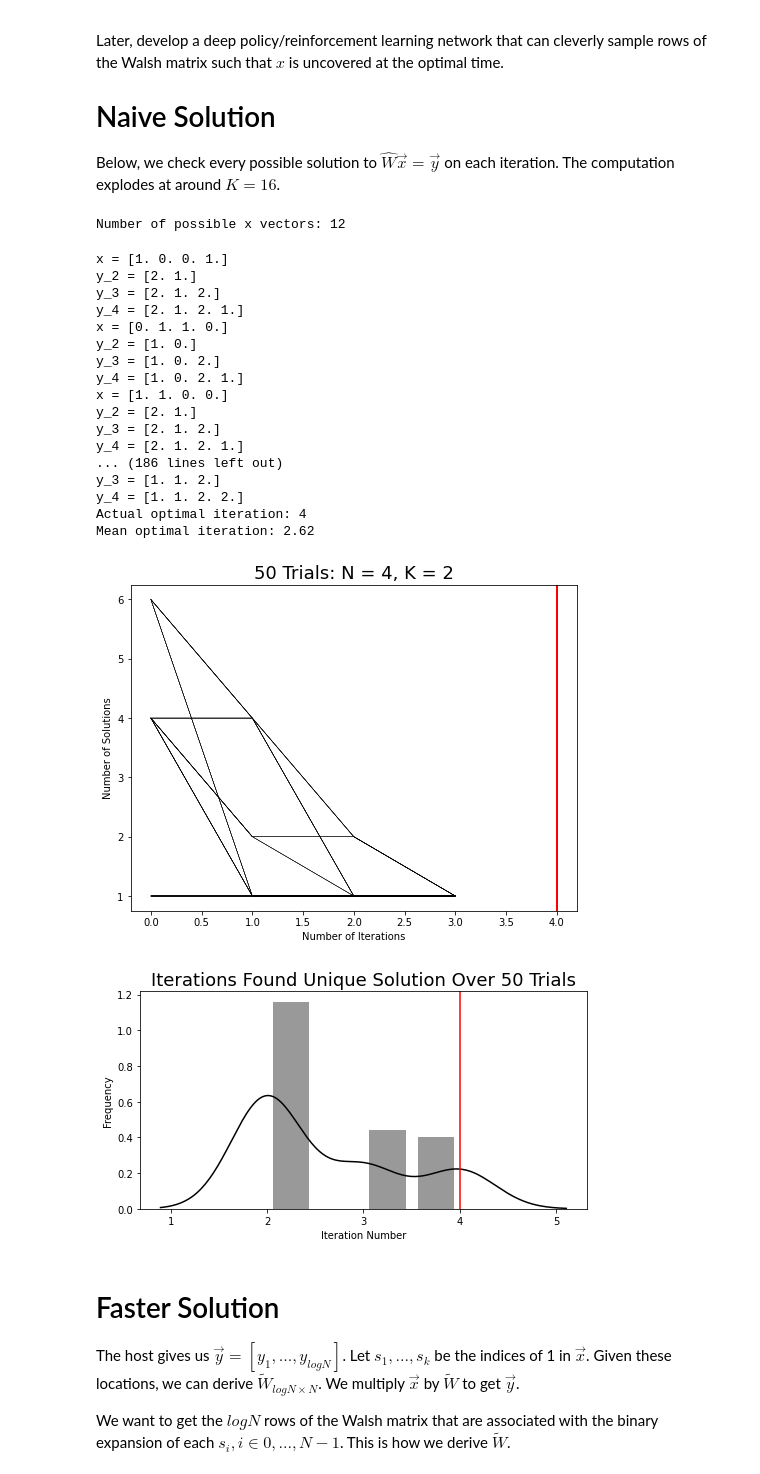
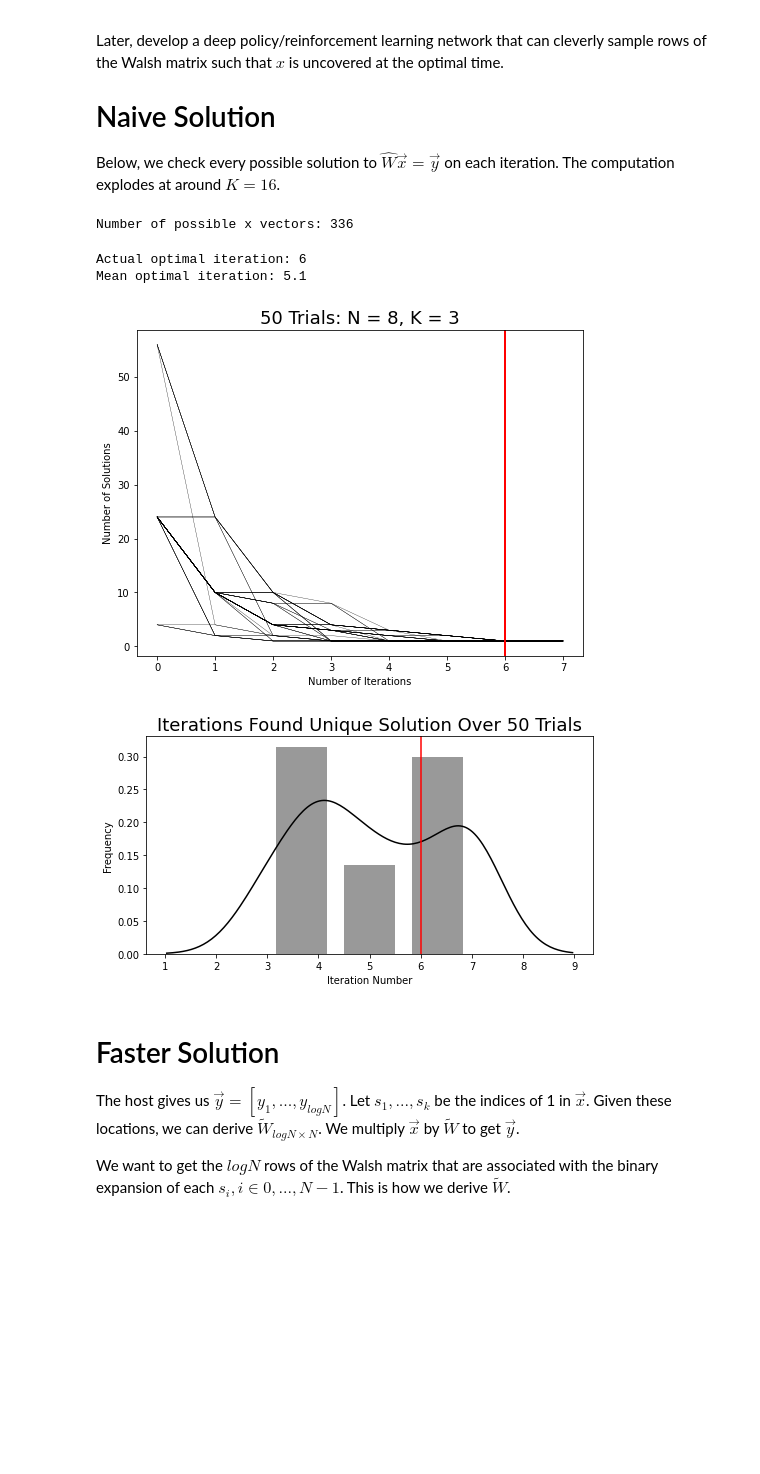
Before and after one commit to camille-004/group-testing-rl, a Jupyter notebook: notebooks/solve.ipynb, the cells around one changed output. Drawn from its saved outputs; the diff is of its cells as text; code cells hidden in the pictures; blank space fills up the shorter version.

```diff
--- a/notebooks/solve.ipynb
+++ b/notebooks/solve.ipynb
@@ -97,7 +97,7 @@ def check_x_set(all_x, A, b):
     valid_x = set()
     for x_vector in all_x:
         if (A @ x_vector == b).all():
-            valid_x.add(x_vector)
+            valid_x.add(tuple(x_vector))  # Make x-vectors immutable
 
     return list(valid_x)
 
@@ -105,7 +105,7 @@ def check_x_set(all_x, A, b):
 def recover_x_naive(N, K):
     W = np.array([get_w_hat_t(i, N) for i in range(N)])
     x = get_x_vector(N, K)
-    print(f'x = {x}')
+    # print(f'x = {x}')
 
     row_pos = np.random.choice(np.arange(0, N), N, replace=False)
 
@@ -121,7 +121,7 @@ def recover_x_naive(N, K):
         # Oracle samples row
         W_hat = np.vstack((W_hat, W[row_idx]))
         y = W_hat @ x
-        print(f'y_{i + 2} = {y}')
+        # print(f'y_{i + 2} = {y}')
         valid_solutions = check_x_set(valid_solutions, W_hat, y)
         if len(valid_solutions) == 1:
             iteration_found.append(i + 2)
@@ -137,54 +137,39 @@ def recover_x_naive(N, K):
 
     opt = ceil(K * np.log2(N) / np.log2(K))
     plt.plot(num_solutions, lw=0.3, c='black')
     plt.ylabel('Number of Solutions')
     plt.xlabel('Number of Iterations')
     plt.axvline(opt, c='r')
 
     return x_tilde, optimum_found
 
 
 def plot_recover_x_trials(n, N, K):
     plt.figure(figsize=(8, 6))
     n_perms = int(factorial(N) / factorial(N - K))
     print(f'Number of possible x vectors: {n_perms}')
     iteration_found = []
     for i in tqdm(range(n)):
         x, it = recover_x_naive(N, K)
         iteration_found.append(it)
     plt.title(f'{n} Trials: N = {N}, K = {K}', fontsize=18)
     plt.figure(figsize=(8, 4))
     sns.distplot(iteration_found, color='black', hist_kws={'rwidth':0.75})
     opt = ceil(K * np.log2(N) / np.log2(K))
     plt.axvline(opt, c='r')
     plt.title(f'Iterations Found Unique Solution Over {n} Trials', fontsize=18)
     plt.xlabel('Iteration Number')
     plt.ylabel('Frequency')
     print(f'Actual optimal iteration: {opt}')
     print(f'Mean optimal iteration: {np.mean(iteration_found)}')
 
-plot_recover_x_trials(50, 4, 2)
+plot_recover_x_trials(50, 8, 3)
 # %% [output]
-Number of possible x vectors: 12
+Number of possible x vectors: 336
-x = [1. 0. 0. 1.]
-y_2 = [2. 1.]
-y_3 = [2. 1. 2.]
-y_4 = [2. 1. 2. 1.]
-x = [0. 1. 1. 0.]
-y_2 = [1. 0.]
-y_3 = [1. 0. 2.]
-y_4 = [1. 0. 2. 1.]
-x = [1. 1. 0. 0.]
-y_2 = [2. 1.]
-y_3 = [2. 1. 2.]
-y_4 = [2. 1. 2. 1.]
-... (186 lines left out)
-y_3 = [1. 1. 2.]
-y_4 = [1. 1. 2. 2.]
-Actual optimal iteration: 4
-Mean optimal iteration: 2.62
+Actual optimal iteration: 6
+Mean optimal iteration: 5.1
-[figure, old version]
+[figure, new version]
-[figure, old version]
+[figure, new version]
 # %% [markdown]
 # Faster Solution
 The host gives us $\vec{y}=[y_1,...,y_{logN}]$. Let $s_1,...,s_k$ be the indices of 1 in $\vec{x}$. Given these locations, we can derive $\tilde{W}_{logN\times N}$. We multiply $\vec{x}$ by $\tilde{W}$ to get $\vec{y}$.
```
Also changed, not shown: parts of 5 cells of this notebook.
